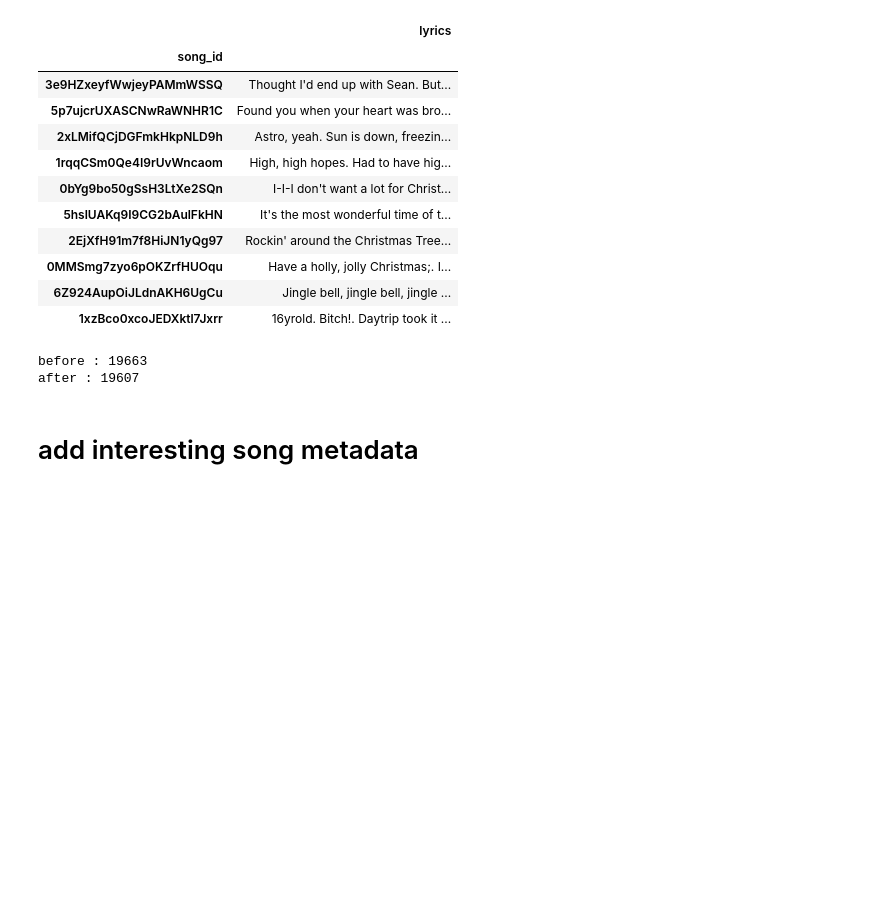
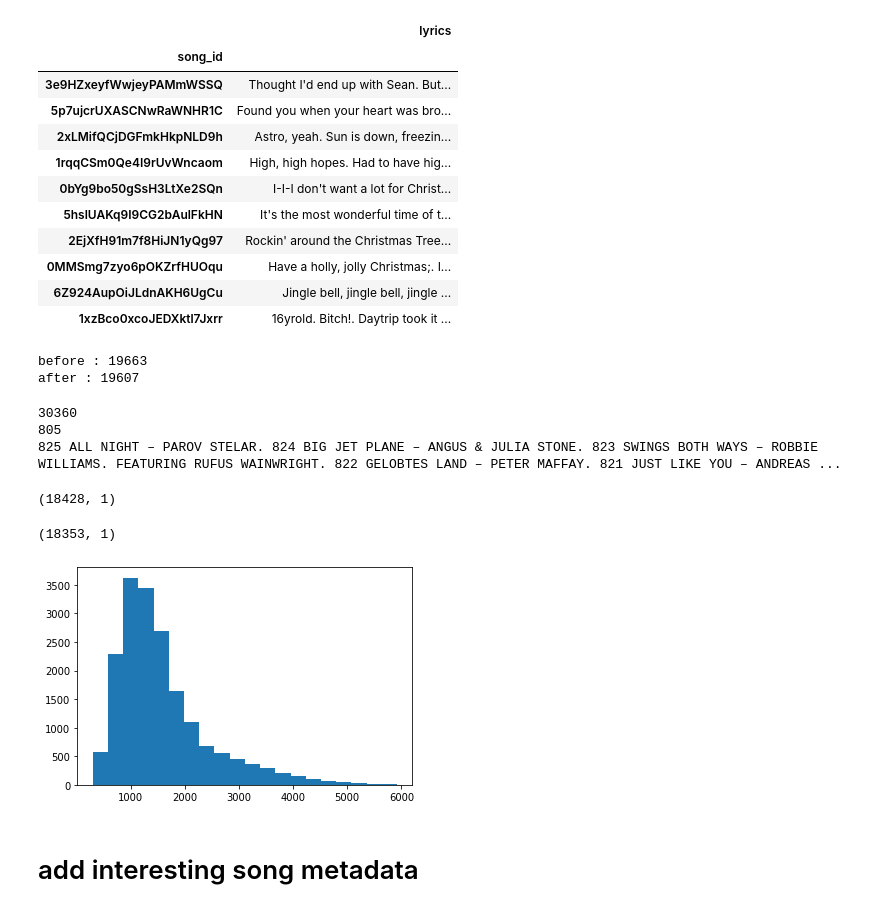
Before and after one commit to ebezzam/lyrics-mir, a Jupyter notebook: notebooks/data_exploration.ipynb, the cells around one changed output. Cells and saved outputs as stored; diff of their text form; code cells hidden in the pictures; blank space fills up the shorter version.

```diff
--- a/notebooks/data_exploration.ipynb
+++ b/notebooks/data_exploration.ipynb
@@ -225,6 +230,37 @@ print(f"after : {len(df_lyrics_stand_2)}")
 # %% [output]
 before : 19663
 after : 19607
+# %%
+# some weird examples....
+song_id = "1SssFw74DdHVjRa6ADggdD"
+lyrics = df_lyrics_stand_2.loc[song_id]["lyrics"]
+print(len(lyrics))
+print(df_lyrics_stand_2.loc[song_id].lyrics.count("–"))
+print(lyrics)
+# %% [output]
+30360
+805
+825 ALL NIGHT – PAROV STELAR. 824 BIG JET PLANE – ANGUS & JULIA STONE. 823 SWINGS BOTH WAYS – ROBBIE WILLIAMS. FEATURING RUFUS WAINWRIGHT. 822 GELOBTES LAND – PETER MAFFAY. 821 JUST LIKE YOU – ANDREAS ...
+# %%
+# cuts a couple songs like Rap God and Pandas but waaaay more
+lyrics_len = np.array([len(lyr) for lyr in df_lyrics_stand_2["lyrics"]])
+lyrics_cleaner = df_lyrics_stand_2.loc[np.logical_and(lyrics_len <= 6000, lyrics_len > 300)]
+print(lyrics_cleaner.shape)
+# %% [output]
+(18428, 1)
+# %%
+lyrics_n_div = np.array([lyr.count("–") for lyr in lyrics_cleaner["lyrics"]])
+lyrics_cleaner = lyrics_cleaner.loc[lyrics_n_div < 10]
+lyrics_n_div = np.array([lyr.count("-") for lyr in lyrics_cleaner["lyrics"]])
+lyrics_cleaner = lyrics_cleaner.loc[lyrics_n_div < 100]
+print(lyrics_cleaner.shape)
+# %% [output]
+(18353, 1)
+# %%
+lyrics_len = np.array([len(lyr) for lyr in lyrics_cleaner["lyrics"]])
+plt.hist(lyrics_len, bins=20);
+# %% [output]
+[figure, added]
 # %% [markdown]
 # add interesting song metadata
 # %%
```
Also changed, not shown: parts of 60 cells of this notebook.
